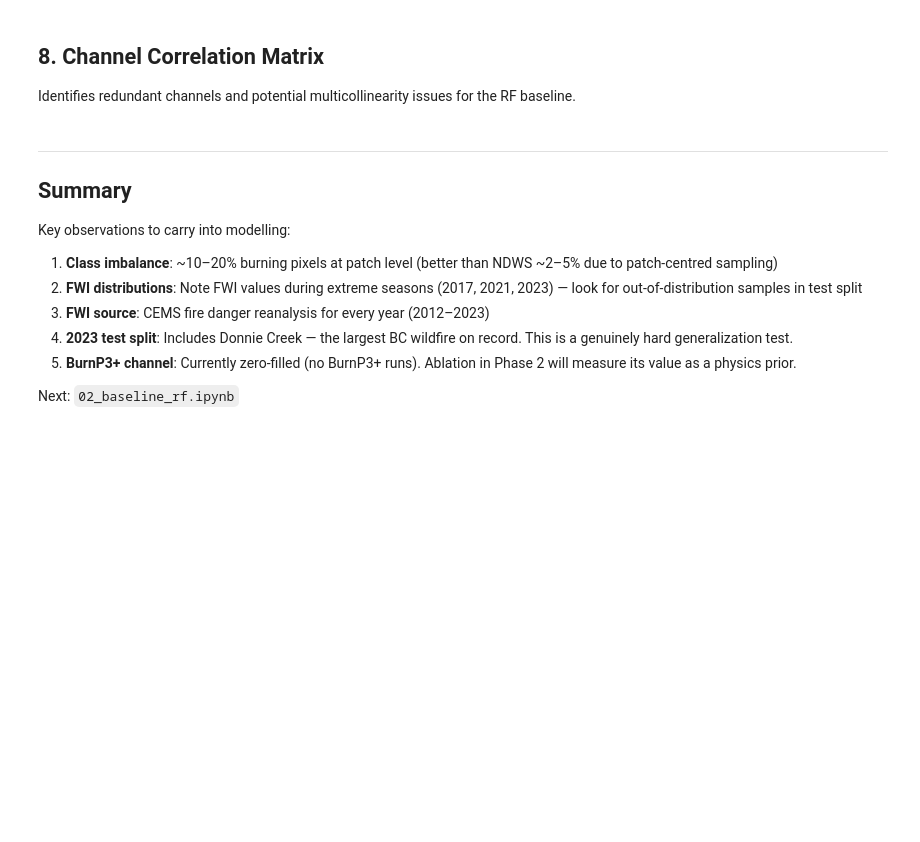
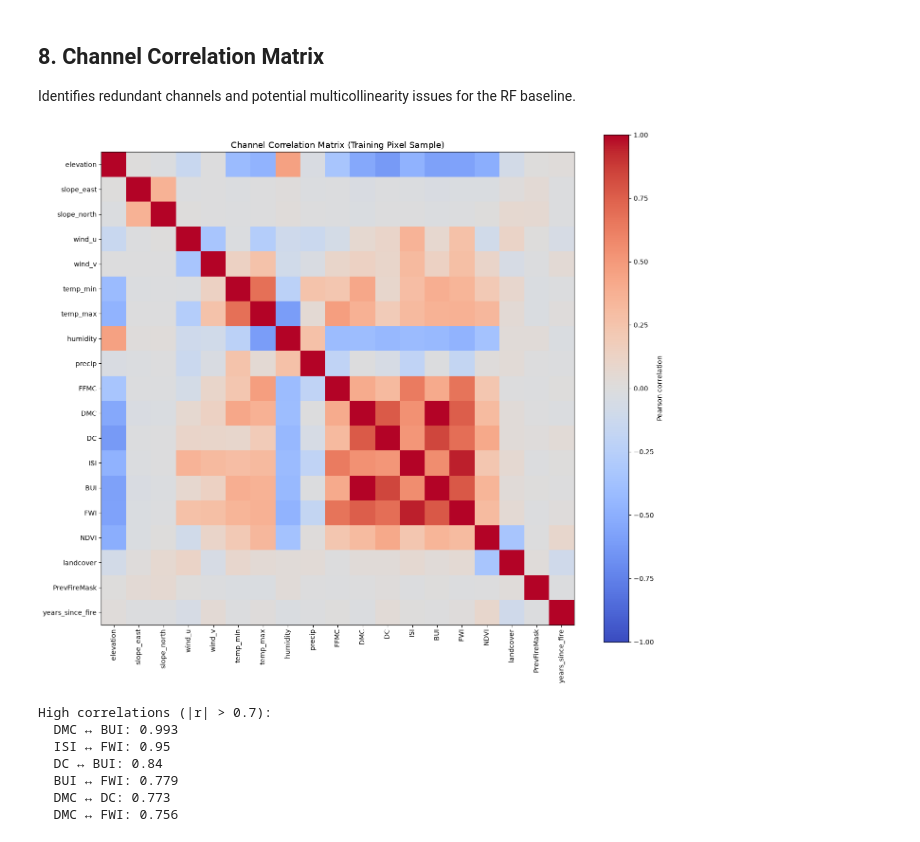
Before and after one commit to cfmurph/wildfire_prediction, a Jupyter notebook: notebooks/01_eda.ipynb, the cells around one changed output. Cells and saved outputs as stored; diff of their text form; code cells hidden in the pictures; blank space fills up the shorter version.

```diff
--- a/notebooks/01_eda.ipynb
+++ b/notebooks/01_eda.ipynb
@@ -277,49 +315,43 @@ for rec in sample_patches:
     if not p.exists():
         continue
     X = np.load(p)['X']  # (C, H, W)
     # Sample 100 random pixels per patch
     flat = X.reshape(X.shape[0], -1).T  # (H*W, C)
     idx = np.random.choice(len(flat), size=min(100, len(flat)), replace=False)
     channel_samples.append(flat[idx])
 
 if channel_samples:
     all_pixels = np.concatenate(channel_samples, axis=0)
     corr_df = pd.DataFrame(all_pixels, columns=CHANNELS).corr()
 
     fig, ax = plt.subplots(figsize=(14, 12))
-    sns.heatmap(
-        corr_df, annot=False, fmt='.2f', cmap='coolwarm',
-        center=0, vmin=-1, vmax=1, ax=ax, square=True,
-        cbar_kws={'label': 'Pearson correlation'}
-    )
+    im = ax.imshow(corr_df, cmap='coolwarm', vmin=-1, vmax=1)
+    ax.set_xticks(range(len(CHANNELS)), CHANNELS, rotation=90)
+    ax.set_yticks(range(len(CHANNELS)), CHANNELS)
+    plt.colorbar(im, ax=ax, label='Pearson correlation')
     ax.set_title('Channel Correlation Matrix (Training Pixel Sample)', fontsize=13)
     plt.tight_layout()
     plt.show()
 
     # Note high correlations
     high_corr = []
     for i in range(len(CHANNELS)):
         for j in range(i+1, len(CHANNELS)):
             c = corr_df.iloc[i, j]
             if abs(c) > 0.7:
                 high_corr.append((CHANNELS[i], CHANNELS[j], round(c, 3)))
     if high_corr:
         print('High correlations (|r| > 0.7):')
         for a, b, c in sorted(high_corr, key=lambda x: -abs(x[2])):
             print(f'  {a} ↔ {b}: {c}')
 else:
     print('No patches available. Run scripts/assemble_patches.py first.')
+# %% [output]
+[figure, added]
+High correlations (|r| > 0.7):
+  DMC ↔ BUI: 0.993
+  ISI ↔ FWI: 0.95
+  DC ↔ BUI: 0.84
+  BUI ↔ FWI: 0.779
+  DMC ↔ DC: 0.773
+  DMC ↔ FWI: 0.756
-# %% [markdown]
----
-
-## Summary
-
-Key observations to carry into modelling:
-
-1. **Class imbalance**: ~10–20% burning pixels at patch level (better than NDWS ~2–5% due to patch-centred sampling)
-2. **FWI distributions**: Note FWI values during extreme seasons (2017, 2021, 2023) — look for out-of-distribution samples in test split
-3. **FWI source**: CEMS fire danger reanalysis for every year (2012–2023)
-4. **2023 test split**: Includes Donnie Creek — the largest BC wildfire on record. This is a genuinely hard generalization test.
-5. **BurnP3+ channel**: Currently zero-filled (no BurnP3+ runs). Ablation in Phase 2 will measure its value as a physics prior.
-
-Next: `02_baseline_rf.ipynb`
```
Also changed, not shown: parts of 11 cells of this notebook.
